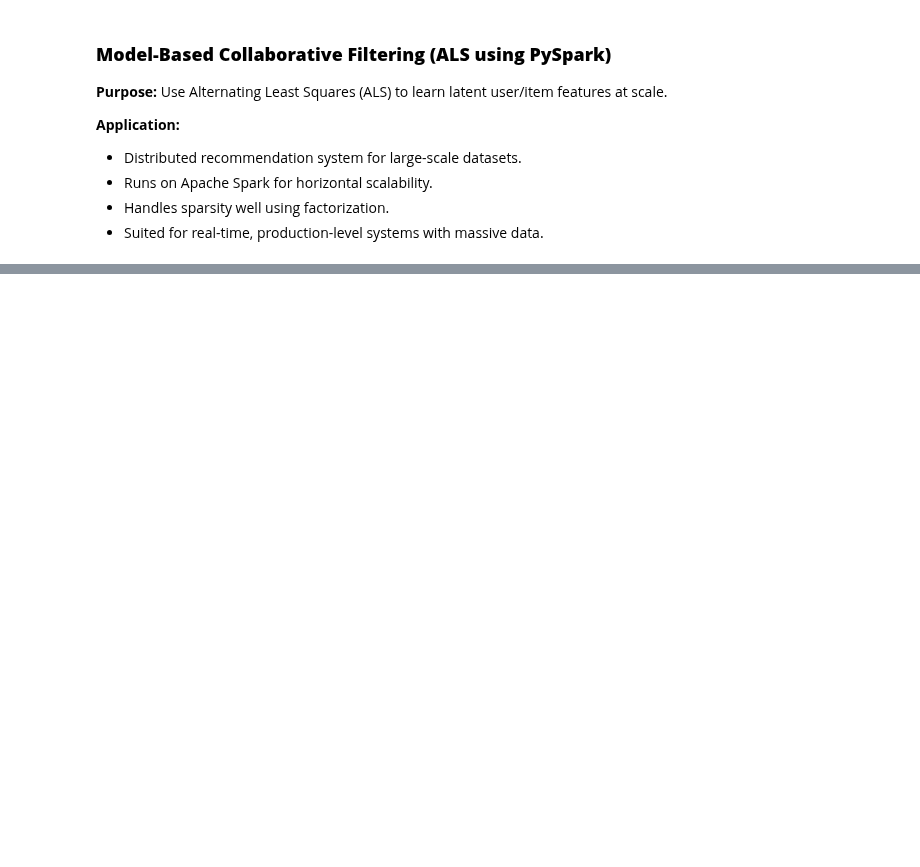
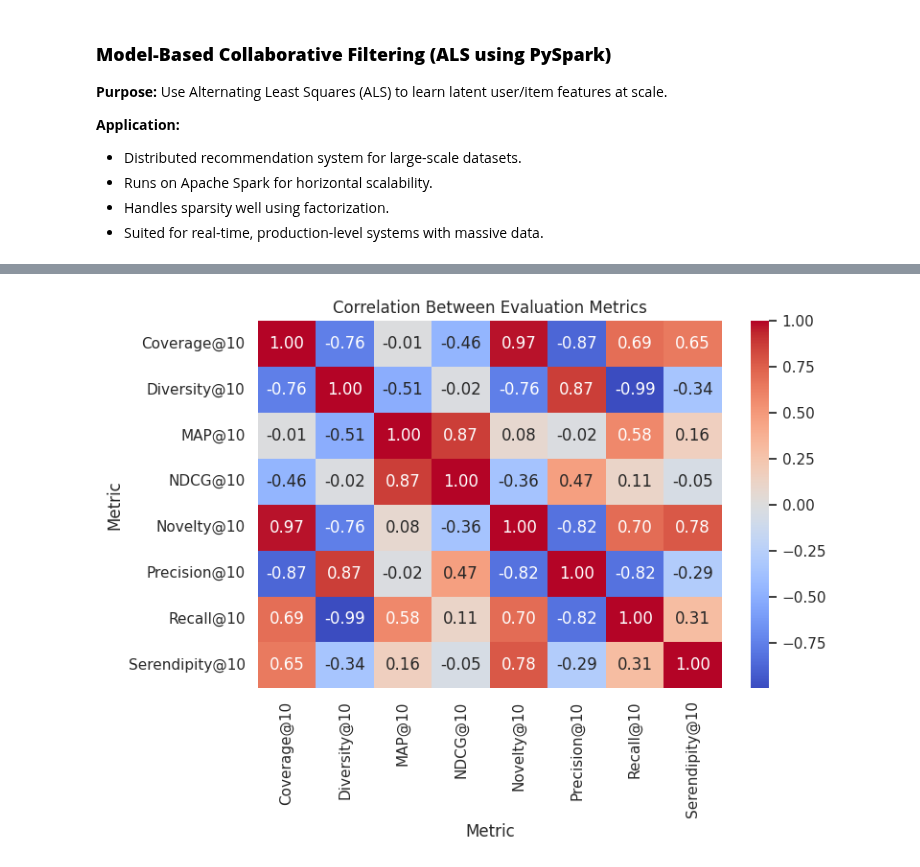
Before and after one commit to hawa1983/DATA-612, a Jupyter notebook: Final_Project.ipynb, the cells around one changed output, grey strips where cells are left out. Drawn from its saved outputs; the diff is of its cells as text; code cells hidden in the pictures; blank space fills up the shorter version.

```diff
--- a/Final_Project.ipynb
+++ b/Final_Project.ipynb
@@ -638,6 +788,7 @@ Use matrix factorization (SVD) to learn latent user/item features from the ratin
 - Good interpretability of latent factors per user and item.
 # %%
 import pandas as pd
+import numpy as np
 from surprise import Dataset, Reader, SVD
 from surprise.model_selection import train_test_split, GridSearchCV
 from surprise.accuracy import rmse as surprise_rmse
@@ -700,4 +851,33 @@ print(top_50_df[['movieId', 'title', 'pred_rating']].head(10))
 # === Save Top-N recommendations
 top_50_df.to_csv("top50_svd_surprise_user_5549.csv", index=False)
 print("Saved: top50_svd_surprise_user_5549.csv")
+
+# === Step 6: Extract Latent Embeddings for Meta-Learner
+# User factors
+user_factors = {
+    best_svd_model.trainset.to_raw_uid(i): np.array(f)
+    for i, f in enumerate(best_svd_model.pu)
+}
+user_emb_df = pd.DataFrame.from_dict(user_factors, orient="index")
+user_emb_df.index.name = "userId"
+user_emb_df.reset_index(inplace=True)
+user_emb_df.columns = ["userId"] + [f"user_emb_{i}" for i in range(best_svd_model.n_factors)]
+
+# Item factors
+item_factors = {
+    best_svd_model.trainset.to_raw_iid(i): np.array(f)
+    for i, f in enumerate(best_svd_model.qi)
+}
+item_emb_df = pd.DataFrame.from_dict(item_factors, orient="index")
+item_emb_df.index.name = "movieId"
+item_emb_df.reset_index(inplace=True)
+item_emb_df.columns = ["movieId"] + [f"movie_emb_{i}" for i in range(best_svd_model.n_factors)]
+
+# Merge embeddings into predictions
+pred_df = pred_df.merge(user_emb_df, on="userId", how="left")
+pred_df = pred_df.merge(item_emb_df, on="movieId", how="left")
+
+# Save for meta-learner
+pred_df.to_csv("svd_surprise_predictions_with_embeddings.csv", index=False)
+print("Saved: svd_surprise_predictions_with_embeddings.csv")
 # %% [output]
@@ -835,0 +1646,8 @@ Top 10 ALS Recommendations for User 5549:
+# %%
+plt.figure(figsize=(8, 6))
+sns.heatmap(pivot_df.corr(), annot=True, cmap="coolwarm", fmt=".2f")
+plt.title("Correlation Between Evaluation Metrics")
+plt.tight_layout()
+plt.show()
+# %% [output]
+[figure, added]
```
Also changed, not shown: parts of 30 cells of this notebook.
